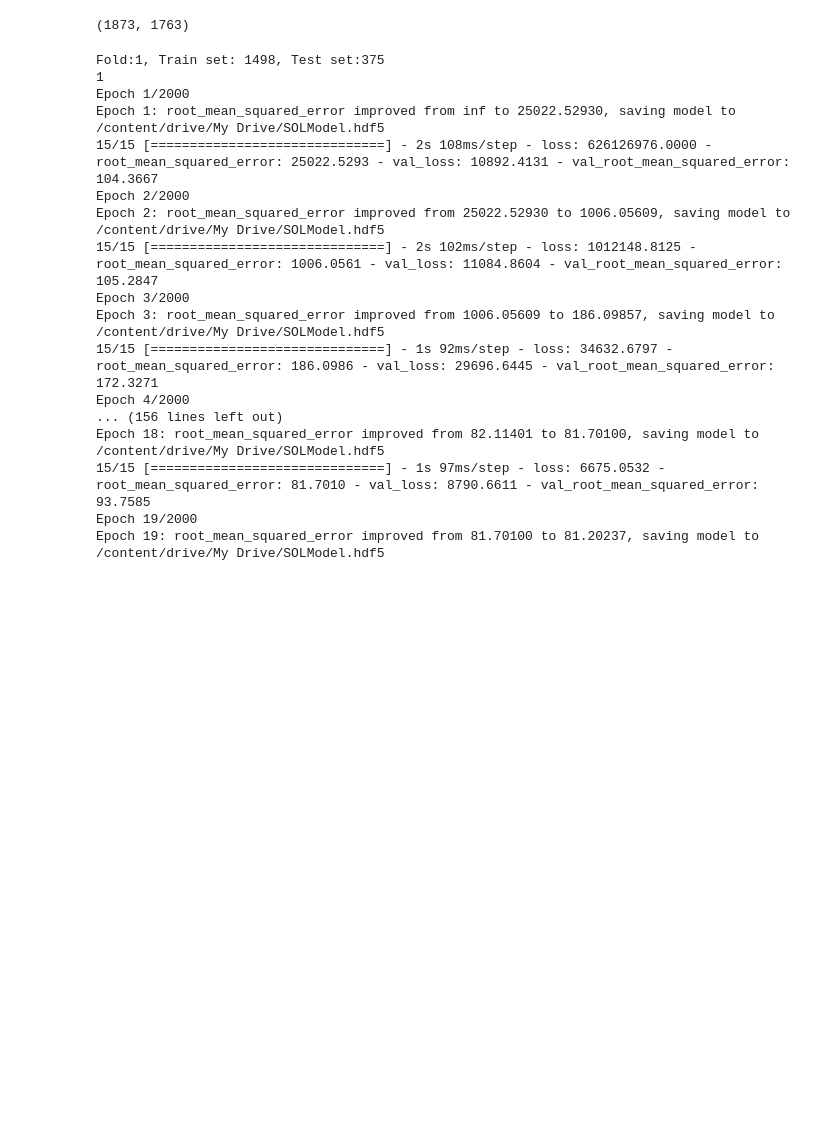
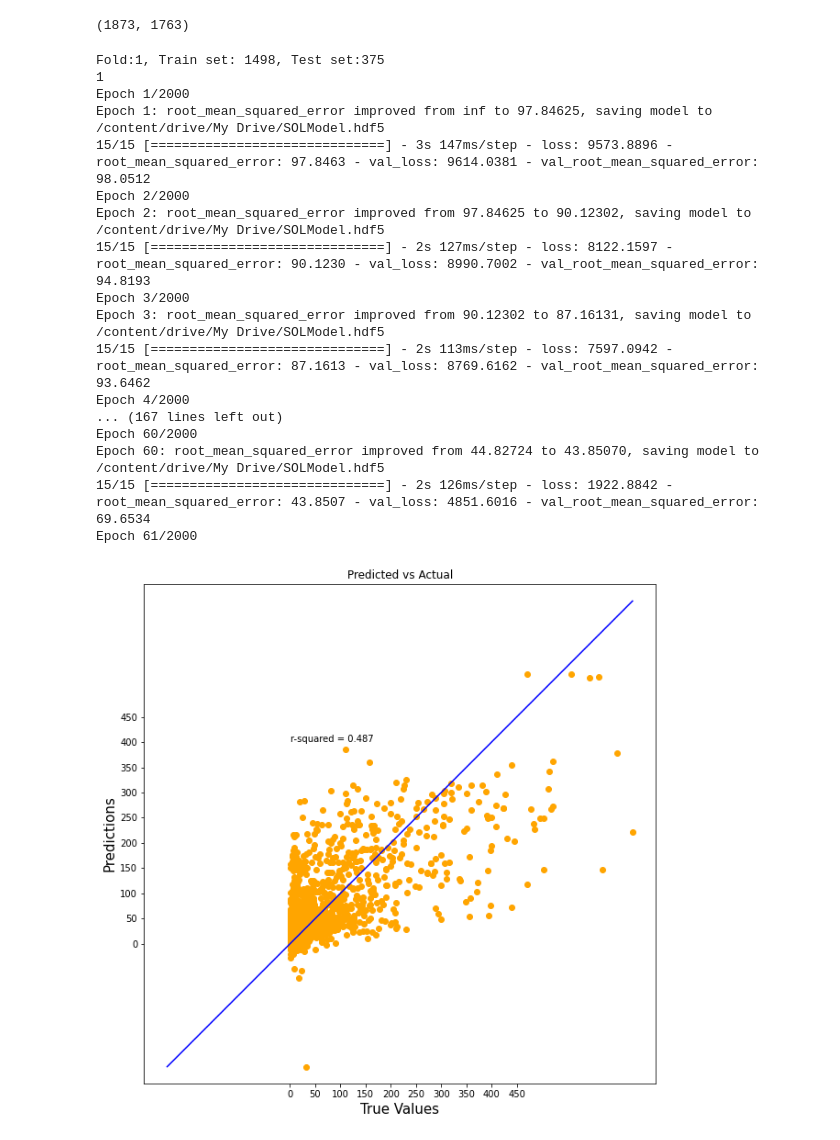
Before and after one commit to Swayamprakashpatel/Sol_ME, a Jupyter notebook: Sol_ME.ipynb, the cells around one changed output. Cells and saved outputs as stored; diff of their text form; code cells hidden in the pictures; blank space fills up the shorter version.

```diff
--- a/Sol_ME.ipynb
+++ b/Sol_ME.ipynb
@@ -253,23 +253,23 @@ for train_index, test_index in kf.split(X, y):
                              #tf.keras.layers.Dense(1762, activation='relu'),
                              tf.keras.layers.Dense(output_nodes, activation ='linear')])
 
-    model.compile(optimizer=tf.keras.optimizers.Adam(learning_rate = 0.1), loss=tf.keras.losses.MeanSquaredError(), metrics=[tf.keras.metrics.RootMeanSquaredError()])
+    model.compile(optimizer=tf.keras.optimizers.Adadelta(learning_rate = 0.1), loss=tf.keras.losses.MeanSquaredError(), metrics=[tf.keras.metrics.RootMeanSquaredError()])
     hist = model.fit(X[train_index].astype(np.int64), y[train_index].astype(np.int64), epochs= 2000, callbacks=[checkpoint],validation_data=(X[test_index].astype(np.int64), Y[test_index].astype(np.int64)), batch_size= 100)
 # %% [output]
 Fold:1, Train set: 1498, Test set:375
 1
 Epoch 1/2000
-Epoch 1: root_mean_squared_error improved from inf to 25022.52930, saving model to /content/drive/My Drive/SOLModel.hdf5
-15/15 [==============================] - 2s 108ms/step - loss: 626126976.0000 - root_mean_squared_error: 25022.5293 - val_loss: 10892.4131 - val_root_mean_squared_error: 104.3667
+Epoch 1: root_mean_squared_error improved from inf to 97.84625, saving model to /content/drive/My Drive/SOLModel.hdf5
+15/15 [==============================] - 3s 147ms/step - loss: 9573.8896 - root_mean_squared_error: 97.8463 - val_loss: 9614.0381 - val_root_mean_squared_error: 98.0512
 Epoch 2/2000
-Epoch 2: root_mean_squared_error improved from 25022.52930 to 1006.05609, saving model to /content/drive/My Drive/SOLModel.hdf5
-15/15 [==============================] - 2s 102ms/step - loss: 1012148.8125 - root_mean_squared_error: 1006.0561 - val_loss: 11084.8604 - val_root_mean_squared_error: 105.2847
+Epoch 2: root_mean_squared_error improved from 97.84625 to 90.12302, saving model to /content/drive/My Drive/SOLModel.hdf5
+15/15 [==============================] - 2s 127ms/step - loss: 8122.1597 - root_mean_squared_error: 90.1230 - val_loss: 8990.7002 - val_root_mean_squared_error: 94.8193
 Epoch 3/2000
-Epoch 3: root_mean_squared_error improved from 1006.05609 to 186.09857, saving model to /content/drive/My Drive/SOLModel.hdf5
-15/15 [==============================] - 1s 92ms/step - loss: 34632.6797 - root_mean_squared_error: 186.0986 - val_loss: 29696.6445 - val_root_mean_squared_error: 172.3271
+Epoch 3: root_mean_squared_error improved from 90.12302 to 87.16131, saving model to /content/drive/My Drive/SOLModel.hdf5
+15/15 [==============================] - 2s 113ms/step - loss: 7597.0942 - root_mean_squared_error: 87.1613 - val_loss: 8769.6162 - val_root_mean_squared_error: 93.6462
 Epoch 4/2000
-... (156 lines left out)
-Epoch 18: root_mean_squared_error improved from 82.11401 to 81.70100, saving model to /content/drive/My Drive/SOLModel.hdf5
-15/15 [==============================] - 1s 97ms/step - loss: 6675.0532 - root_mean_squared_error: 81.7010 - val_loss: 8790.6611 - val_root_mean_squared_error: 93.7585
-Epoch 19/2000
-Epoch 19: root_mean_squared_error improved from 81.70100 to 81.20237, saving model to /content/drive/My Drive/SOLModel.hdf5
+... (167 lines left out)
+Epoch 60/2000
+Epoch 60: root_mean_squared_error improved from 44.82724 to 43.85070, saving model to /content/drive/My Drive/SOLModel.hdf5
+15/15 [==============================] - 2s 126ms/step - loss: 1922.8842 - root_mean_squared_error: 43.8507 - val_loss: 4851.6016 - val_root_mean_squared_error: 69.6534
+Epoch 61/2000
@@ -275,0 +298,23 @@ Epoch 19: root_mean_squared_error improved from 81.70100 to 81.20237, saving mod
+# %%
+from sklearn.metrics import r2_score
+true_value = Y
+predicted_value = model.predict(X)
+
+plt.figure(figsize=(10,10))
+plt.scatter(true_value, predicted_value, c='orange')
+plt.yscale('linear')
+plt.xscale('linear')
+
+p1 = max(max(predicted_value), max(true_value))
+p2 = min(min(predicted_value), min(true_value))
+plt.plot([p1, p2], [p1, p2], 'blue')
+plt.xlabel('True Values', fontsize=15)
+plt.ylabel('Predictions', fontsize=15)
+plt.axis('equal')
+plt.title('Predicted vs Actual')
+plt.annotate("r-squared = {:.3f}".format(r2_score(true_value, predicted_value)), (1,400), )
+plt.xticks( range(0,500,50) )
+plt.yticks( range(0,500,50) )
+plt.show()
+# %% [output]
+[figure, added]
```
Also changed, not shown: parts of 1 cell of this notebook.
